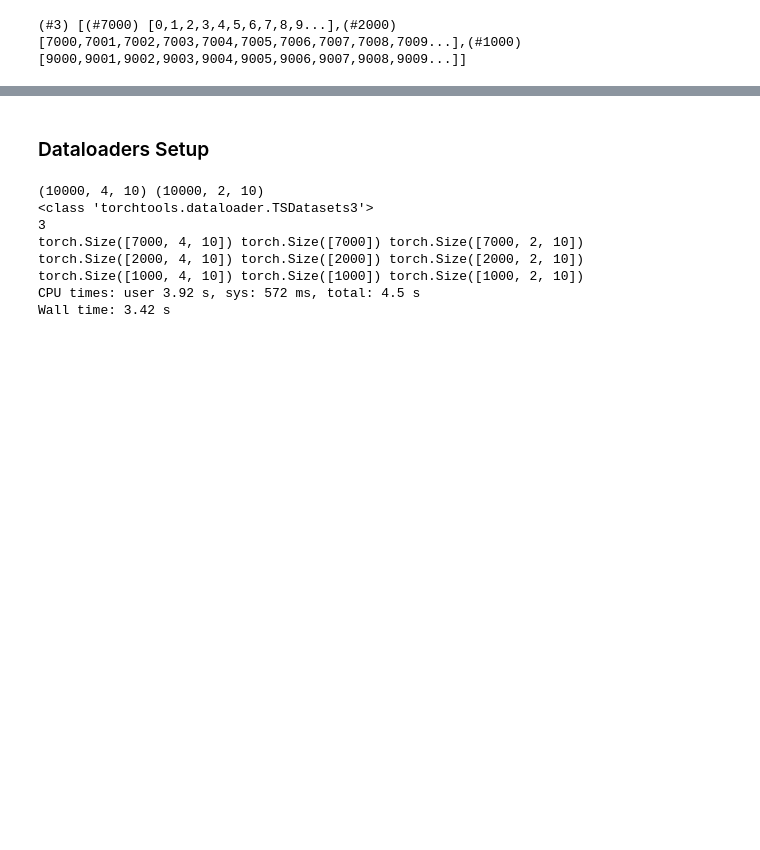
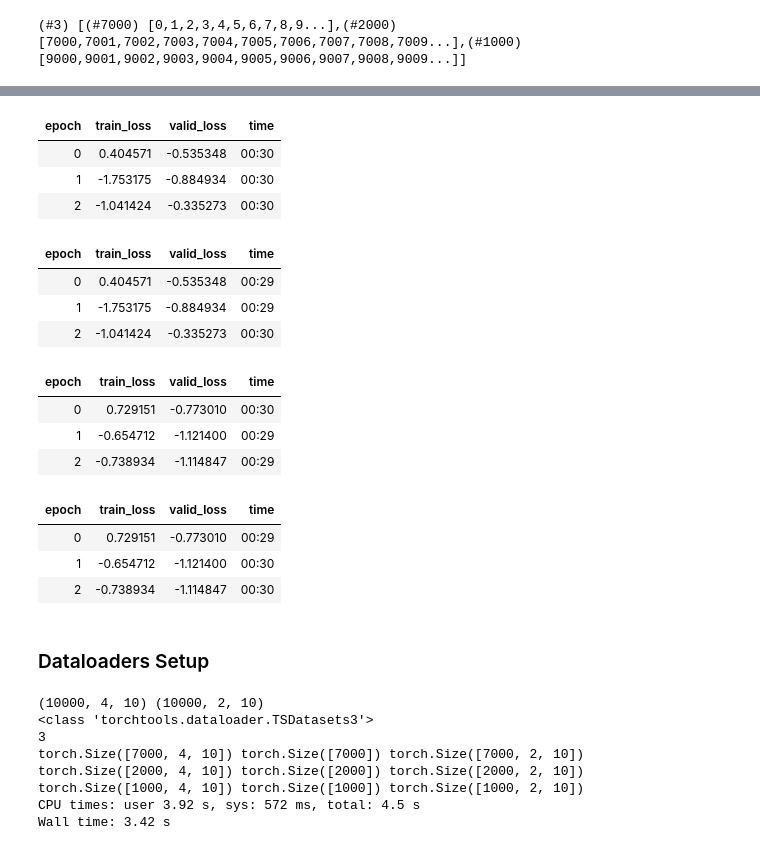
Before and after one commit to Takezo87/torchtools, a Jupyter notebook: 200_experiments.ipynb, the cells around one changed output, grey strips where cells are left out. Drawn from its saved outputs; the diff is of its cells as text; code cells hidden in the pictures; blank space fills up the shorter version.

```diff
--- a/200_experiments.ipynb
+++ b/200_experiments.ipynb
@@ -143,3 +64,6 @@ items, _ = df_to_items_discrete(df_small, [cols_c, cols_d], cols_y, n_train)
 Xc,Xd,y = items_to_arrays(items)
 # %% [output]
 (10000, 4, 10) (10000, 2, 10)
+# %%
+items, _ = df_to_items(df_small, cols_c, cols_y, n_train)
+Xc,y = items_to_arrays(items)
@@ -151,0 +84,2 @@ splits_test
+# %%
+ dsets = TSDatasets3(X=Xc, X_dis=None, y=y, splits=splits_small)
@@ -151,0 +97,6 @@ splits_test
+# %%
+bs,verbose,shuffle_train=64,False,True
+ss = TSStandardize(by_var=True, verbose=verbose)
+#     augmix = AugmixSS()
+ds = [dsets.subset(i) for i in range(dsets.n_subsets)]
+dls = TSDataLoaders.from_dsets(*ds, bs=[bs]+[bs]*len(splits), batch_tfms=[ss], shuffle_train=shuffle_train)
@@ -151,0 +105,2 @@ splits_test
+# %%
+loss_fn = get_loss_fn('leaky_loss', alpha=0.5)
@@ -152,3 +109,63 @@ splits_test
+# %%
+set_seed(1234)
+dls.train.rng = random.Random(random.randint(0,2**32-1))
+# bs,verbose,shuffle_train=64,False,True
+# ss = TSStandardize(by_var=True, verbose=verbose)
+# #     augmix = AugmixSS()
+# ds = [dsets.subset(i) for i in range(dsets.n_subsets)]
+# dls = TSDataLoaders.from_dsets(*ds, bs=[bs]+[bs]*len(splits), batch_tfms=[ss], shuffle_train=shuffle_train)
+learn = Learner(dls, InceptionTimeSgm(4,1), wd=0.001, loss_func=loss_fn)
+learn.fit_one_cycle(3)
+# %% [output]
+| epoch | train_loss | valid_loss | time |
+| 0 | 0.404571 | -0.535348 | 00:30 |
+| 1 | -1.753175 | -0.884934 | 00:30 |
+| 2 | -1.041424 | -0.335273 | 00:30 |
+# %%
+set_seed(1234)
+dls.train.rng = random.Random(random.randint(0,2**32-1))
+# bs,verbose,shuffle_train=64,False,True
+# ss = TSStandardize(by_var=True, verbose=verbose)
+# #     augmix = AugmixSS()
+# ds = [dsets.subset(i) for i in range(dsets.n_subsets)]
+# dls = TSDataLoaders.from_dsets(*ds, bs=[bs]+[bs]*len(splits), batch_tfms=[ss], shuffle_train=shuffle_train)
+learn = Learner(dls, InceptionTimeSgm(4,1), wd=0.001, loss_func=loss_fn)
+learn.fit_one_cycle(3)
+# %% [output]
+| epoch | train_loss | valid_loss | time |
+| 0 | 0.404571 | -0.535348 | 00:29 |
+| 1 | -1.753175 | -0.884934 | 00:29 |
+| 2 | -1.041424 | -0.335273 | 00:30 |
+# %%
+set_seed(1234)
+dls.train.rng = random.Random(random.randint(0,2**32-1))
+# bs,verbose,shuffle_train=64,False,True
+# ss = TSStandardize(by_var=True, verbose=verbose)
+# #     augmix = AugmixSS()
+# ds = [dsets.subset(i) for i in range(dsets.n_subsets)]
+# dls = TSDataLoaders.from_dsets(*ds, bs=[bs]+[bs]*len(splits), batch_tfms=[ss], shuffle_train=shuffle_train)
+learn = Learner(dls, InceptionTimeSgm(4,1), wd=0.1, loss_func=loss_fn)
+learn.fit_one_cycle(3)
+# %% [output]
+| epoch | train_loss | valid_loss | time |
+| 0 | 0.729151 | -0.773010 | 00:30 |
+| 1 | -0.654712 | -1.121400 | 00:29 |
+| 2 | -0.738934 | -1.114847 | 00:29 |
+# %%
+set_seed(1234)
+dls.train.rng = random.Random(random.randint(0,2**32-1))
+# bs,verbose,shuffle_train=64,False,True
+# ss = TSStandardize(by_var=True, verbose=verbose)
+# #     augmix = AugmixSS()
+# ds = [dsets.subset(i) for i in range(dsets.n_subsets)]
+# dls = TSDataLoaders.from_dsets(*ds, bs=[bs]+[bs]*len(splits), batch_tfms=[ss], shuffle_train=shuffle_train)
+learn = Learner(dls, InceptionTimeSgm(4,1), wd=0.001, loss_func=loss_fn)
+learn.fit_one_cycle(3, wd=0.1)
+# %% [output]
+| epoch | train_loss | valid_loss | time |
+| 0 | 0.729151 | -0.773010 | 00:29 |
+| 1 | -0.654712 | -1.121400 | 00:30 |
+| 2 | -0.738934 | -1.114847 | 00:30 |
 # %% [markdown]
 ### Dataloaders Setup
 # %%
```
Also changed, not shown: parts of 12 cells of this notebook, 5 other files.
